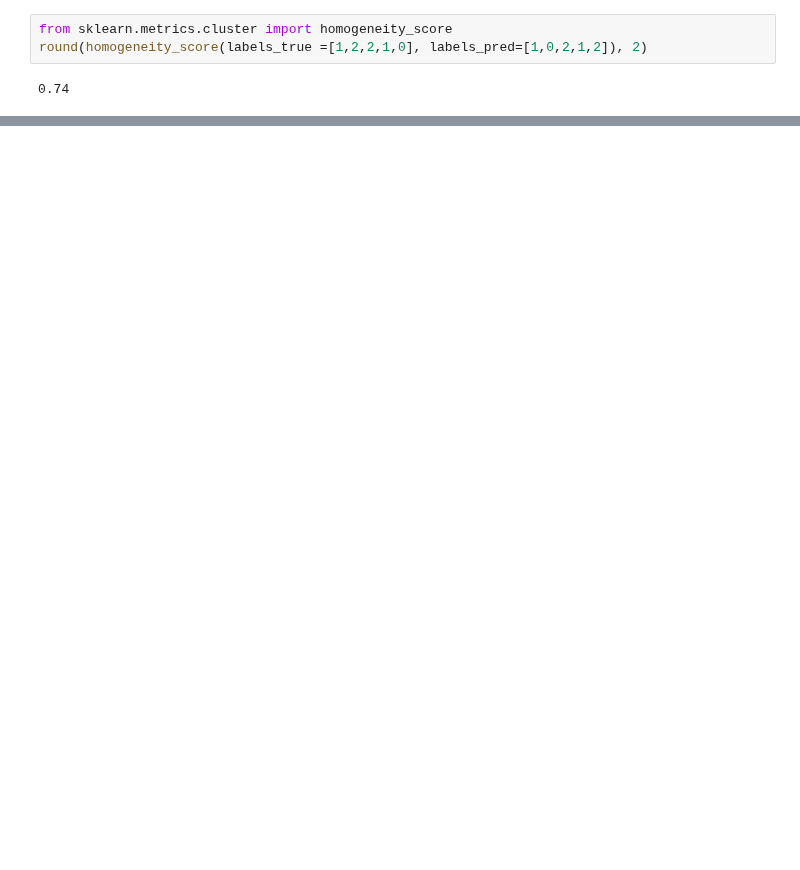
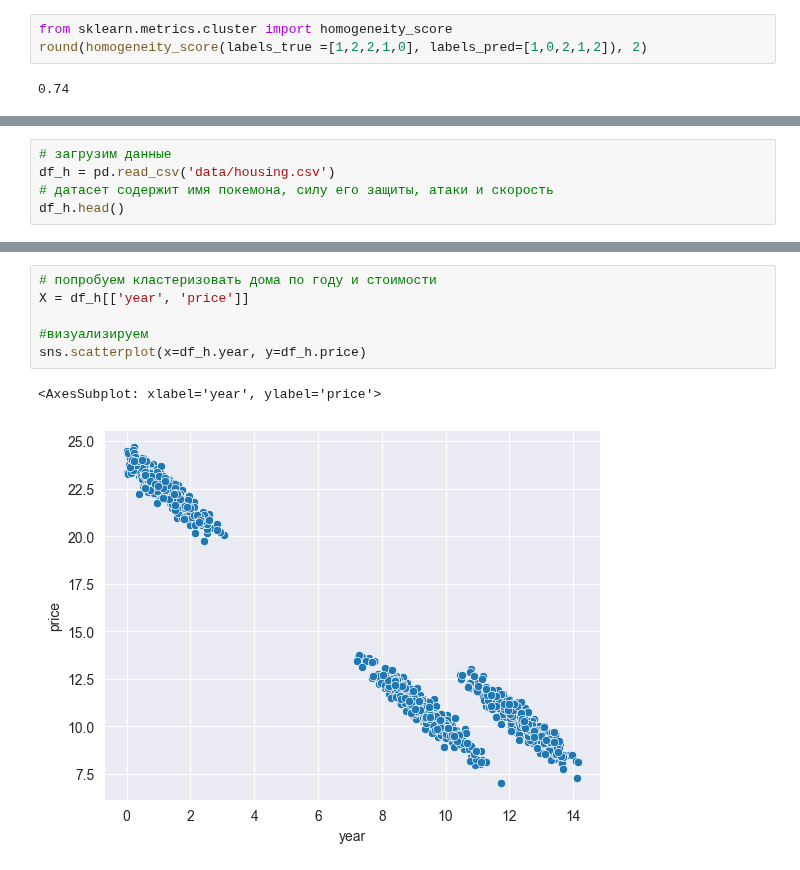
Before and after one commit to Dredox22/sf_data_science, a Jupyter notebook: SkillFactory/ML-4/dst3-ml4-2_clusterization.ipynb, the cells around one changed output, grey strips where cells are left out. Drawn from its saved outputs; the diff is of its cells as text; blank space fills up the shorter version.

```diff
--- a/SkillFactory/ML-4/dst3-ml4-2_clusterization.ipynb
+++ b/SkillFactory/ML-4/dst3-ml4-2_clusterization.ipynb
@@ -404,0 +453,5 @@ round(homogeneity_score(labels_true =[1,2,2,1,0], labels_pred=[1,0,2,1,2]), 2)
+# %%
+# загрузим данные
+df_h = pd.read_csv('data/housing.csv')
+# датасет содержит имя покемона, силу его защиты, атаки и скорость
+df_h.head()
@@ -404,0 +465,9 @@ round(homogeneity_score(labels_true =[1,2,2,1,0], labels_pred=[1,0,2,1,2]), 2)
+# %%
+# попробуем кластеризовать дома по году и стоимости
+X = df_h[['year', 'price']]
+
+#визуализируем
+sns.scatterplot(x=df_h.year, y=df_h.price)
+# %% [output]
+<AxesSubplot: xlabel='year', ylabel='price'>
+[figure, added]
```
Also changed, not shown: parts of 14 cells of this notebook.
